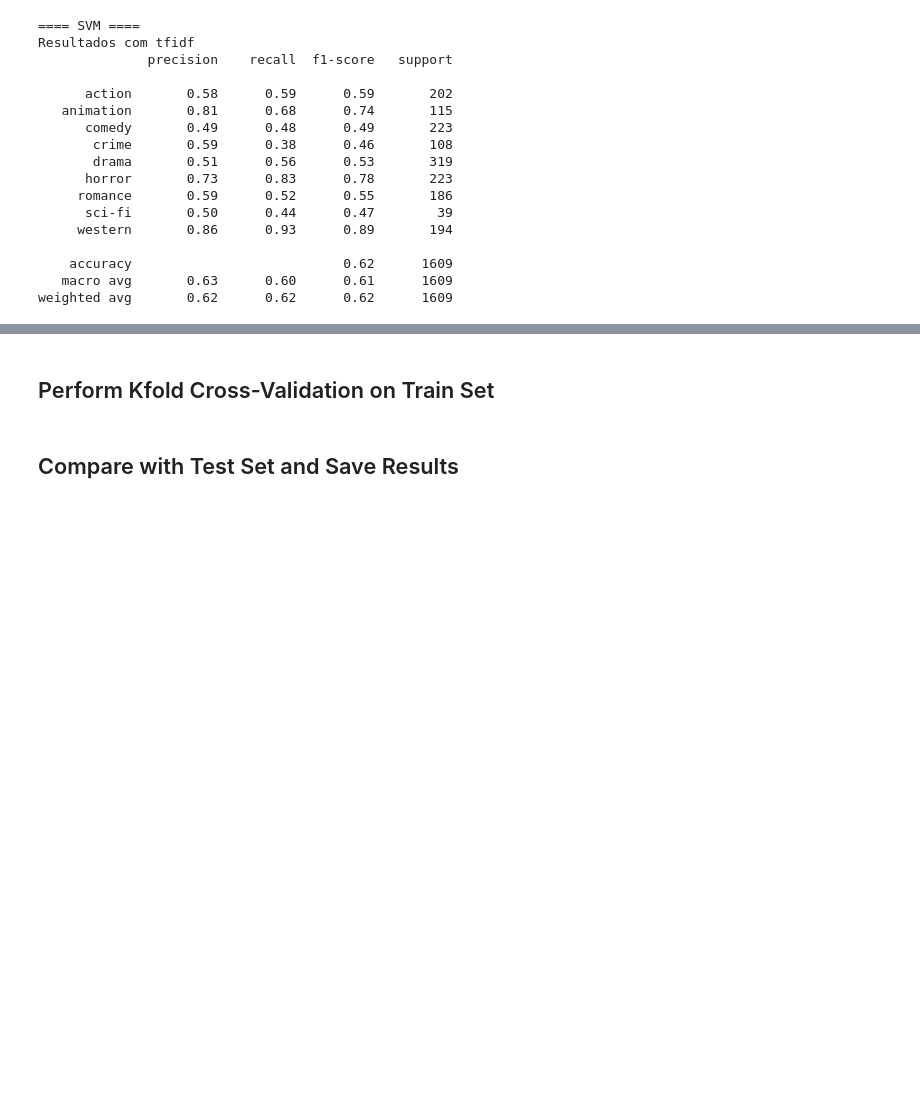
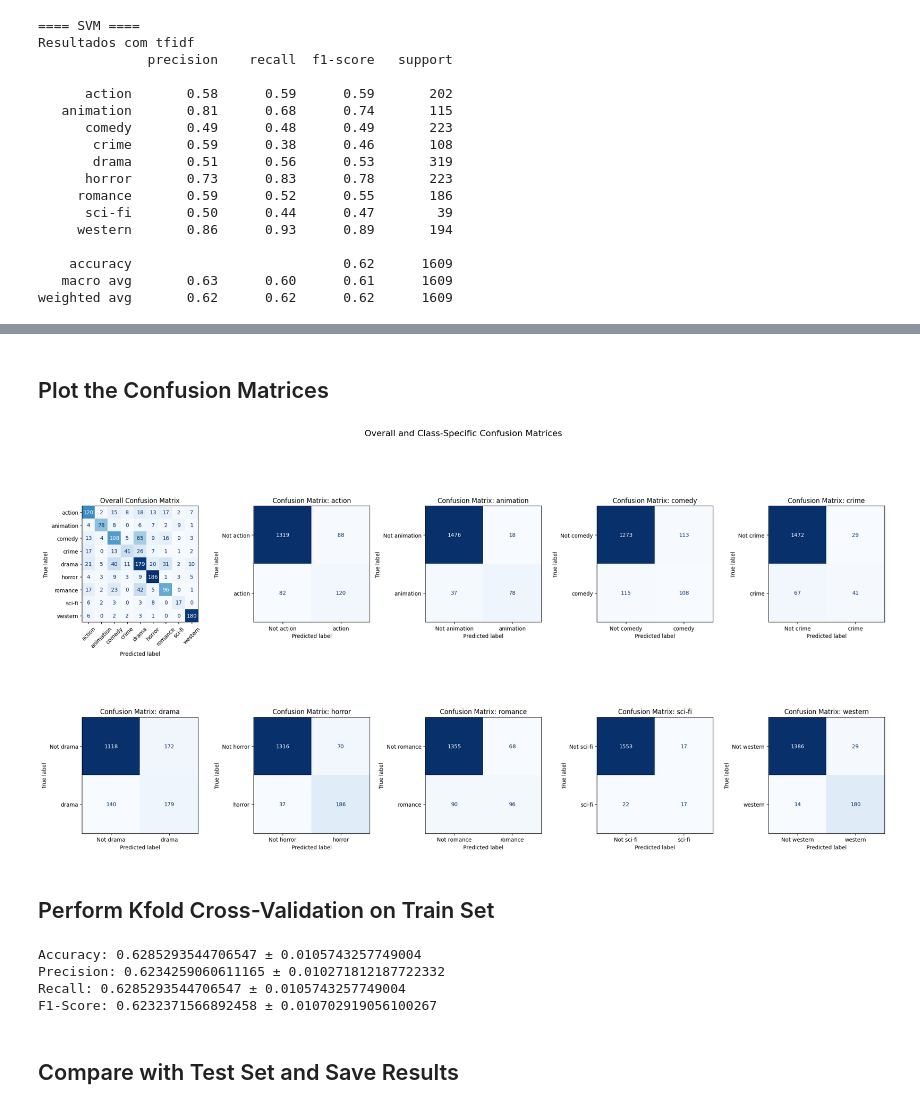
Before and after one commit to El1ters/Lingua-Natural, a Jupyter notebook: proj.ipynb, the cells around one changed output, grey strips where cells are left out. Cells and saved outputs as stored; diff of their text form; code cells hidden in the pictures; blank space fills up the shorter version.

```diff
--- a/proj.ipynb
+++ b/proj.ipynb
@@ -21,8 +22,8 @@ from sklearn.metrics import classification_report
 # %%
 #FILE_NAME = "train_subset_1000.txt"
 #FILE_NAME = "train_subset_2500.txt"
-FILE_NAME = "train_subset_5000.txt"
-#FILE_NAME = "train.txt"
+#FILE_NAME = "train_subset_5000.txt"
+FILE_NAME = "train.txt"
 file = open(FILE_NAME, "r", encoding="utf-8")
 data = file.readlines()
 
@@ -140,3 +138,38 @@ saloon: 2.294685021446973
+# %% [markdown]
+## Plot the Confusion Matrices
+# %%
+predictions = clf.predict(X_test)
+# %%
+
+cm = confusion_matrix(y_test, predictions, labels=labels)
+num_genres = len(labels)
+fig, axes = plt.subplots(2,(num_genres + 1) // 2,figsize=(22,12))
+fig.suptitle("Overall and Class-Specific Confusion Matrices", fontsize=16)
+
+ax_overall = axes[0,0]
+disp = ConfusionMatrixDisplay(confusion_matrix=cm, display_labels=labels)
+disp.plot(cmap=plt.cm.Blues, ax=ax_overall, xticks_rotation=45,colorbar=False)
+ax_overall.set_title("Overall Confusion Matrix")
+
+for idx, genre in enumerate(labels):
+    binary_true = [1 if label == genre else 0 for label in y_test]
+    binary_pred = [1 if label == genre else 0 for label in predictions]
+    class_cm = confusion_matrix(binary_true, binary_pred, labels=[0,1])
+
+    row = (idx + 1) // ((num_genres + 1) // 2)
+    col = (idx + 1) % ((num_genres + 1) // 2)
+    ax = axes[row, col]
+
+    disp = ConfusionMatrixDisplay(confusion_matrix=class_cm, display_labels=[f"Not {genre}", genre])
+    disp.plot(cmap=plt.cm.Blues, ax=ax, colorbar=False)
+    ax.set_title(f"Confusion Matrix: {genre}")
+
+
+# Adjust layout to prevent overlapping
+plt.tight_layout(rect=[0, 0, 1, 0.96])
+plt.show()
+# %% [output]
+[figure, added]
 # %% [markdown]
 ## Perform Kfold Cross-Validation on Train Set
 # %%
@@ -164,6 +197,11 @@ print(f"Accuracy: {results['test_accuracy'].mean()} ± {results['test_accuracy']
 print(f"Precision: {results['test_precision'].mean()} ± {results['test_precision'].std()}")
 print(f"Recall: {results['test_recall'].mean()} ± {results['test_recall'].std()}")
 print(f"F1-Score: {results['test_f1'].mean()} ± {results['test_f1'].std()}")
+# %% [output]
+Accuracy: 0.6285293544706547 ± 0.0105743257749004
+Precision: 0.6234259060611165 ± 0.010271812187722332
+Recall: 0.6285293544706547 ± 0.0105743257749004
+F1-Score: 0.6232371566892458 ± 0.010702919056100267
 # %% [markdown]
 ## Compare with Test Set and Save Results
 # %%
```
Also changed, not shown: parts of 2 cells of this notebook.
